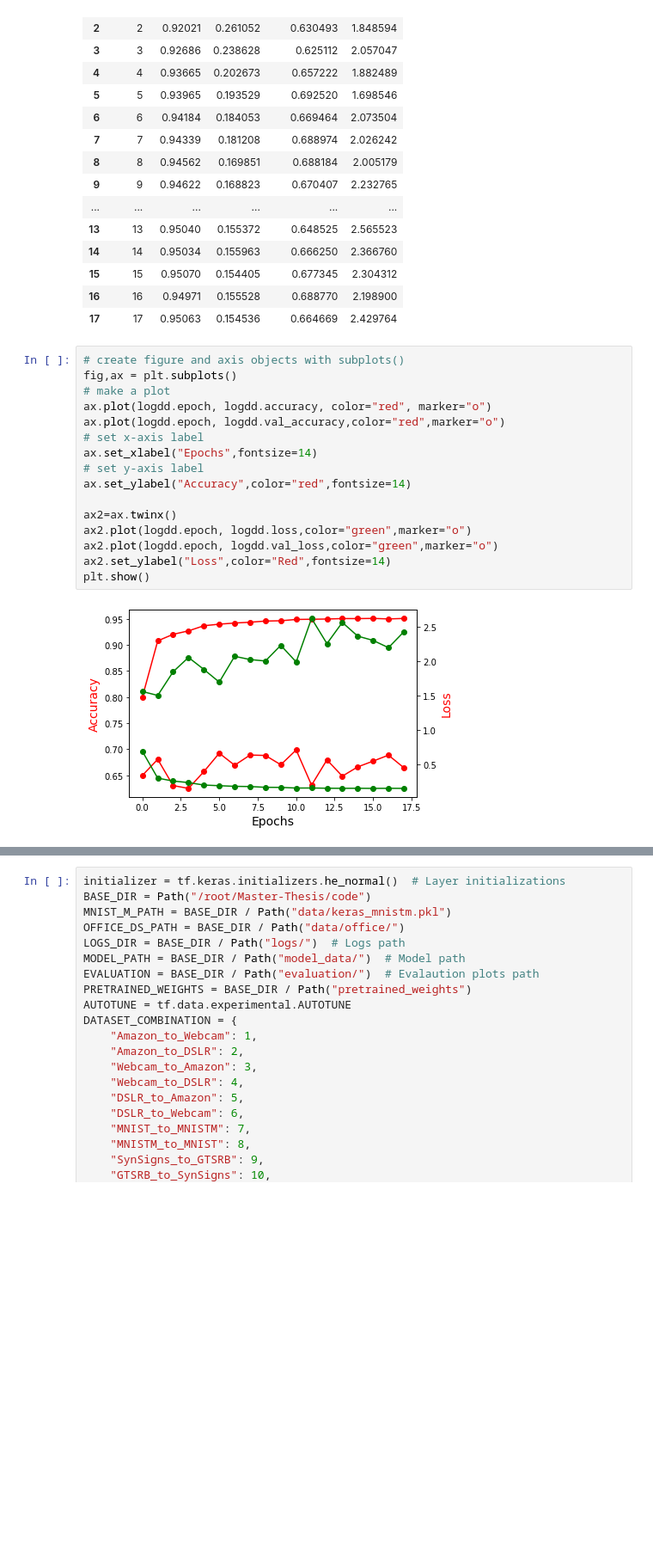
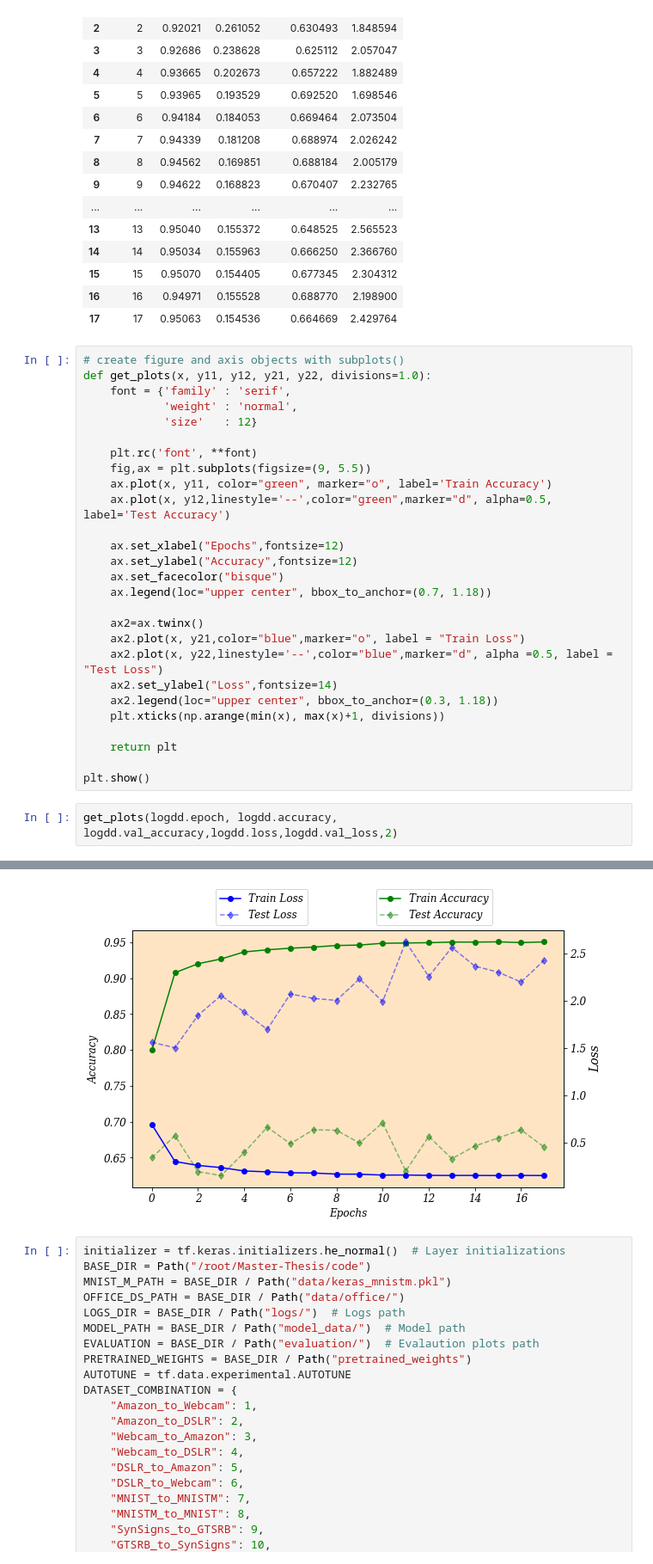
Before and after one commit to Rajatsharma07/Unsupervised-Domain-Adaptation-in-Computer-Vision, a Jupyter notebook: src/AmazonToWebcam.ipynb, the cells around one changed output, grey strips where cells are left out. Shown: that part at 86% size. Cells and saved outputs as stored; diff of their text form; blank space fills up the shorter version.

```diff
--- a/src/AmazonToWebcam.ipynb
+++ b/src/AmazonToWebcam.ipynb
@@ -95,21 +95,33 @@ logdd
 | 15 | 15 | 0.95070 | 0.154405 | 0.677345 | 2.304312 |
 | 16 | 16 | 0.94971 | 0.155528 | 0.688770 | 2.198900 |
 | 17 | 17 | 0.95063 | 0.154536 | 0.664669 | 2.429764 |
-# %%
-# create figure and axis objects with subplots()
-fig,ax = plt.subplots()
-# make a plot
-ax.plot(logdd.epoch, logdd.accuracy, color="red", marker="o")
-ax.plot(logdd.epoch, logdd.val_accuracy,color="red",marker="o")
-# set x-axis label
-ax.set_xlabel("Epochs",fontsize=14)
-# set y-axis label
-ax.set_ylabel("Accuracy",color="red",fontsize=14)
-
-ax2=ax.twinx()
-ax2.plot(logdd.epoch, logdd.loss,color="green",marker="o")
-ax2.plot(logdd.epoch, logdd.val_loss,color="green",marker="o")
-ax2.set_ylabel("Loss",color="Red",fontsize=14)
-plt.show()
-# %% [output]
-[figure, removed]
+# %%
+# create figure and axis objects with subplots()
+def get_plots(x, y11, y12, y21, y22, divisions=1.0):
+    font = {'family' : 'serif',
+            'weight' : 'normal',
+            'size'   : 12}
+
+    plt.rc('font', **font)
+    fig,ax = plt.subplots(figsize=(9, 5.5))
+    ax.plot(x, y11, color="green", marker="o", label='Train Accuracy')
+    ax.plot(x, y12,linestyle='--',color="green",marker="d", alpha=0.5, label='Test Accuracy')
+
+    ax.set_xlabel("Epochs",fontsize=12)
+    ax.set_ylabel("Accuracy",fontsize=12)
+    ax.set_facecolor("bisque")
+    ax.legend(loc="upper center", bbox_to_anchor=(0.7, 1.18))
+
+    ax2=ax.twinx()
+    ax2.plot(x, y21,color="blue",marker="o", label = "Train Loss")
+    ax2.plot(x, y22,linestyle='--',color="blue",marker="d", alpha =0.5, label = "Test Loss")
+    ax2.set_ylabel("Loss",fontsize=14)
+    ax2.legend(loc="upper center", bbox_to_anchor=(0.3, 1.18))
+    plt.xticks(np.arange(min(x), max(x)+1, divisions))
+
+    return plt
+
+plt.show()
+# %%
+get_plots(logdd.epoch, logdd.accuracy, logdd.val_accuracy,logdd.loss,logdd.val_loss,2)
+# %% [output]
@@ -116,3 +129,4 @@ plt.show()
+[figure, added]
 # %%
 initializer = tf.keras.initializers.he_normal()  # Layer initializations
 BASE_DIR = Path("/root/Master-Thesis/code")
```
Also changed, not shown: parts of 1 cell of this notebook, 6 other files.
